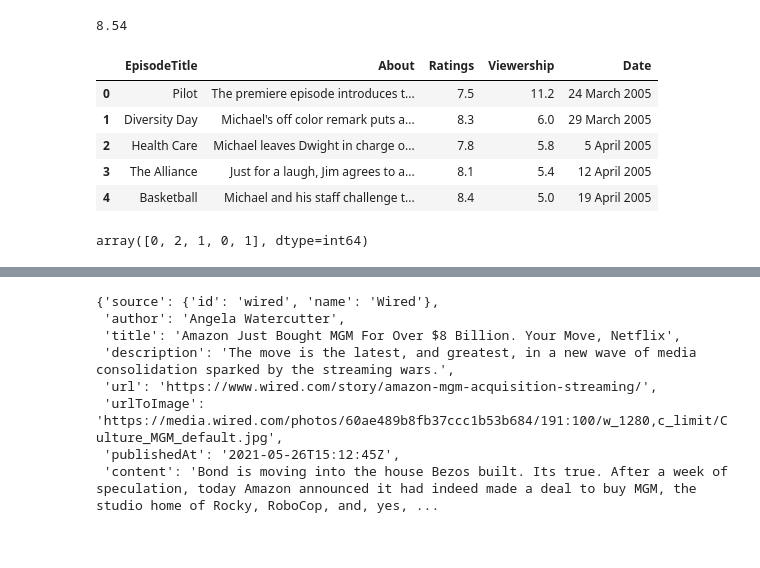
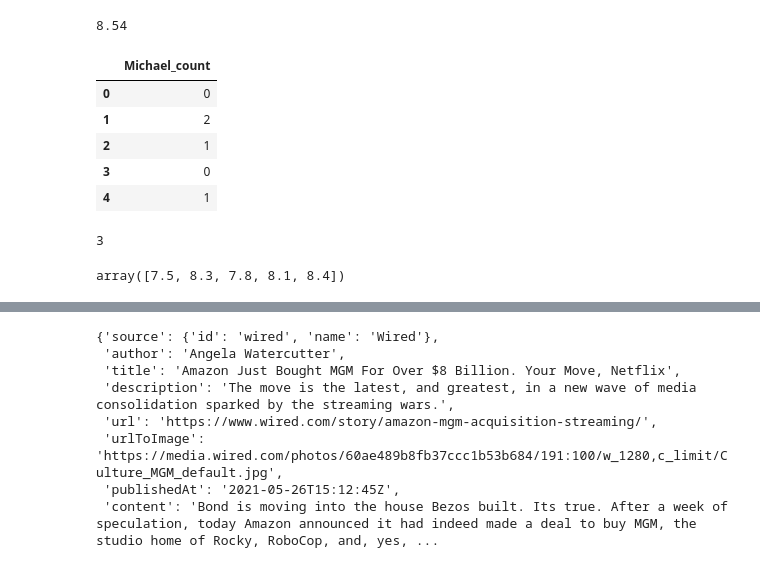
Before and after one commit to eml33530/Project_2, a Jupyter notebook: office_nflx.ipynb, the cells around one changed output, grey strips where cells are left out. Drawn from its saved outputs; the diff is of its cells as text; code cells hidden in the pictures.

```diff
--- a/office_nflx.ipynb
+++ b/office_nflx.ipynb
@@ -273,23 +283,24 @@ from sklearn.metrics import confusion_matrix, accuracy_score, classification_rep
 # Needed for decision tree visualization
 import pydotplus
 from IPython.display import Image
-# %%
- # Define features set
-X = office_df.copy()
-X.drop("Michael_count", axis=1, inplace=True)
-X.head()
-# %% [output]
-|  | EpisodeTitle | About | Ratings | Viewership | Date |
-| 0 | Pilot | The premiere episode introduces t... | 7.5 | 11.2 | 24 March 2005 |
-| 1 | Diversity Day | Michael's off color remark puts a... | 8.3 | 6.0 | 29 March 2005 |
-| 2 | Health Care | Michael leaves Dwight in charge o... | 7.8 | 5.8 | 5 April 2005 |
-| 3 | The Alliance | Just for a laugh, Jim agrees to a... | 8.1 | 5.4 | 12 April 2005 |
-| 4 | Basketball | Michael and his staff challenge t... | 8.4 | 5.0 | 19 April 2005 |
+# %%
+X=office_df[['Michael_count']]
+X.head()
+# %% [output]
+|  | Michael_count |
+| 0 | 0 |
+| 1 | 2 |
+| 2 | 1 |
+| 3 | 0 |
+| 4 | 1 |
+# %%
+max(X["Michael_count"])
+# %% [output]
+3
 # %%
-# Define target vector
-y = office_df["Michael_count"].ravel()
+y=office_df['Ratings'].ravel()
 y[:5]
 # %% [output]
-array([0, 2, 1, 0, 1], dtype=int64)
+array([7.5, 8.3, 7.8, 8.1, 8.4])
 # %%
  # Splitting into Train and Test sets
```
Also changed, not shown: parts of 11 cells of this notebook.
